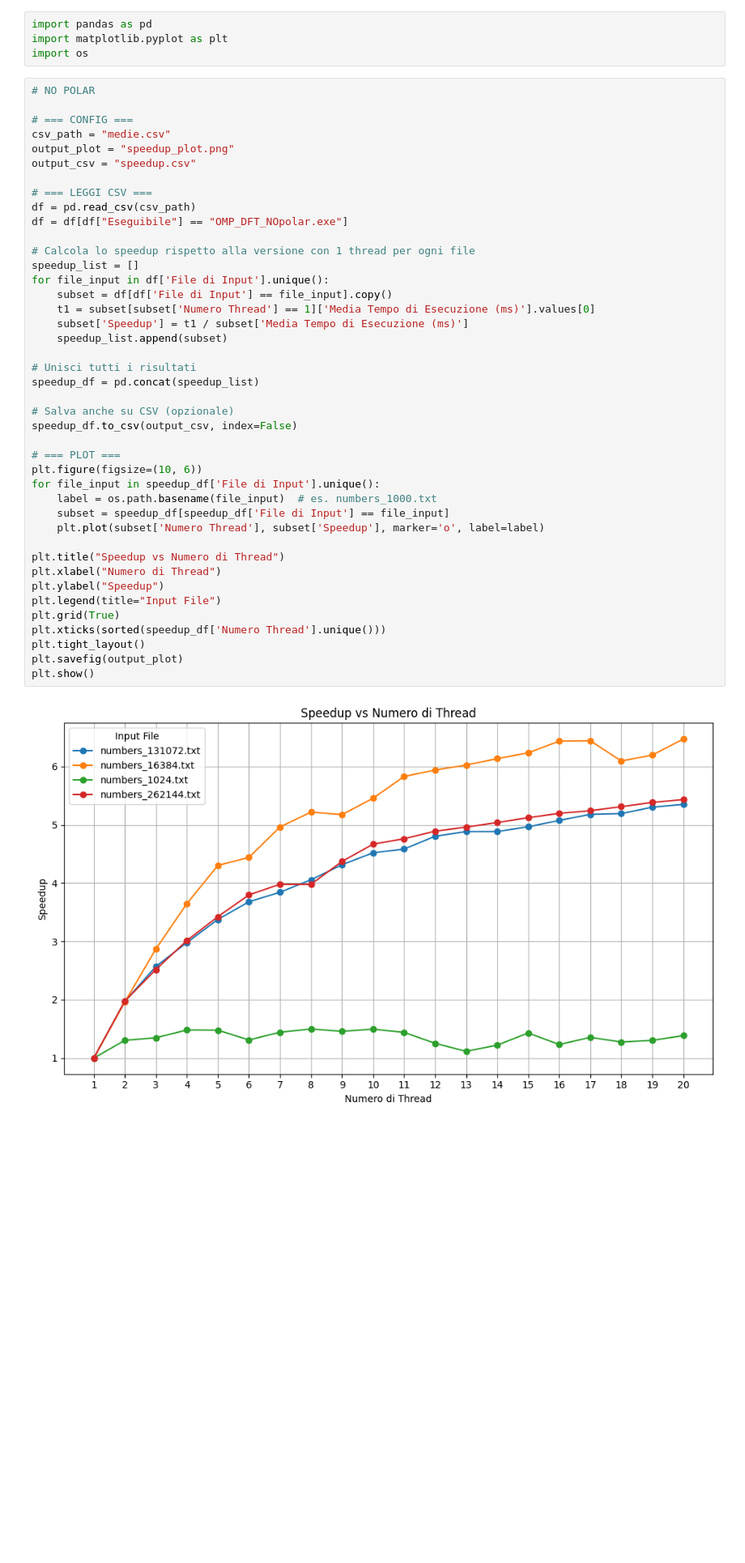
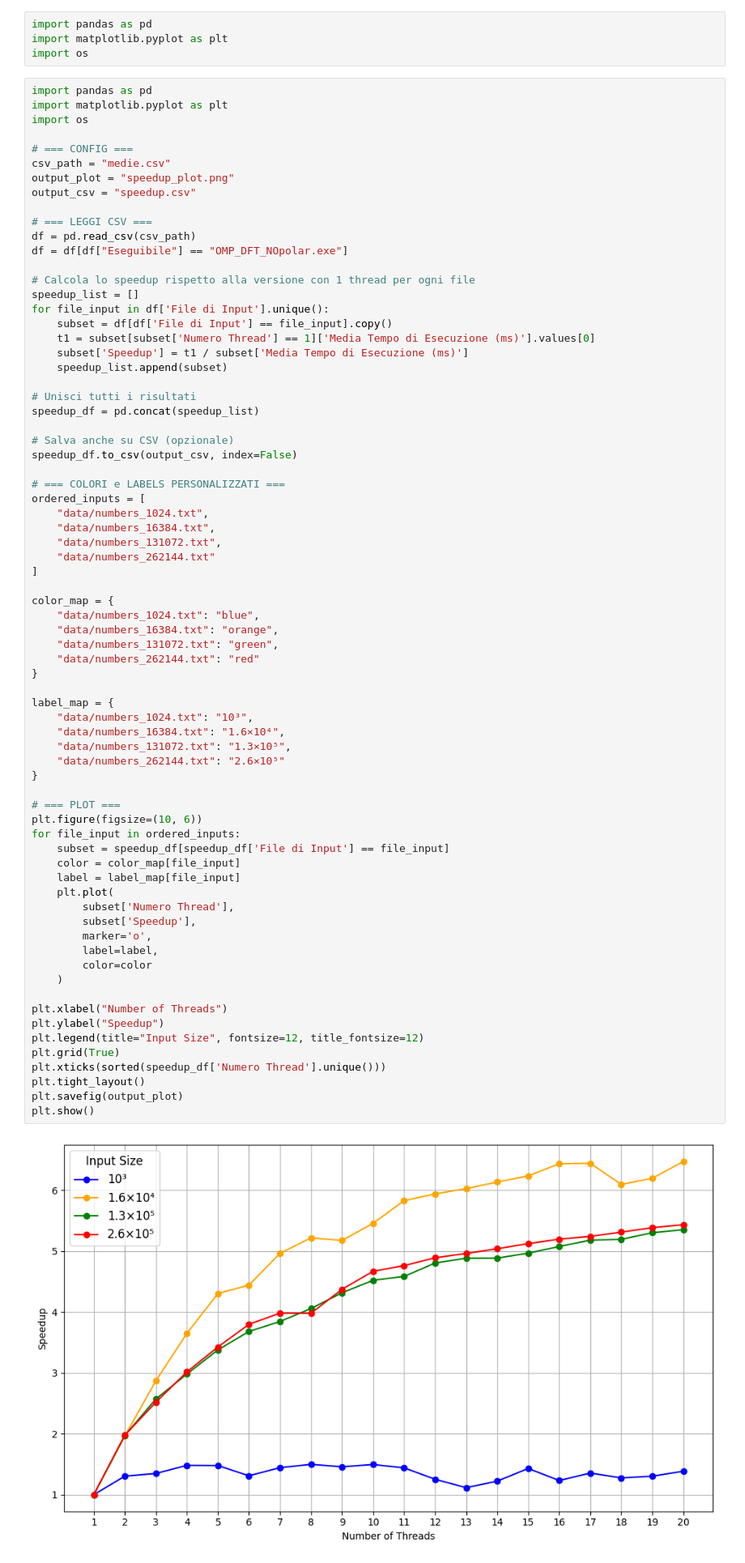
Before and after one commit to noemichem/CA_project, a Jupyter notebook: speedup_graph.ipynb, the cells around one changed output. Shown: that part at 81% size. Saved outputs shown, nothing was run; the diff lists cells and outputs as text; blank space fills up the shorter version.

Commit message:
speedup graph cpu vecchi

```diff
--- a/speedup_graph.ipynb
+++ b/speedup_graph.ipynb
@@ -3,7 +3,9 @@ import pandas as pd
 import matplotlib.pyplot as plt
 import os
 # %%
-# NO POLAR
+import pandas as pd
+import matplotlib.pyplot as plt
+import os
 
 # === CONFIG ===
 csv_path = "medie.csv"
@@ -12,38 +14,66 @@ output_csv = "speedup.csv"
 
 # === LEGGI CSV ===
 df = pd.read_csv(csv_path)
 df = df[df["Eseguibile"] == "OMP_DFT_NOpolar.exe"]
 
 # Calcola lo speedup rispetto alla versione con 1 thread per ogni file
 speedup_list = []
 for file_input in df['File di Input'].unique():
     subset = df[df['File di Input'] == file_input].copy()
     t1 = subset[subset['Numero Thread'] == 1]['Media Tempo di Esecuzione (ms)'].values[0]
     subset['Speedup'] = t1 / subset['Media Tempo di Esecuzione (ms)']
     speedup_list.append(subset)
 
 # Unisci tutti i risultati
 speedup_df = pd.concat(speedup_list)
 
 # Salva anche su CSV (opzionale)
 speedup_df.to_csv(output_csv, index=False)
 
+# === COLORI e LABELS PERSONALIZZATI ===
+ordered_inputs = [
+    "data/numbers_1024.txt",
+    "data/numbers_16384.txt",
+    "data/numbers_131072.txt",
+    "data/numbers_262144.txt"
+]
+
+color_map = {
+    "data/numbers_1024.txt": "blue",
+    "data/numbers_16384.txt": "orange",
+    "data/numbers_131072.txt": "green",
+    "data/numbers_262144.txt": "red"
+}
+
+label_map = {
+    "data/numbers_1024.txt": "10³",
+    "data/numbers_16384.txt": "1.6×10⁴",
+    "data/numbers_131072.txt": "1.3×10⁵",
+    "data/numbers_262144.txt": "2.6×10⁵"
+}
+
 # === PLOT ===
 plt.figure(figsize=(10, 6))
-for file_input in speedup_df['File di Input'].unique():
-    label = os.path.basename(file_input)  # es. numbers_1000.txt
+for file_input in ordered_inputs:
     subset = speedup_df[speedup_df['File di Input'] == file_input]
-    plt.plot(subset['Numero Thread'], subset['Speedup'], marker='o', label=label)
+    color = color_map[file_input]
+    label = label_map[file_input]
+    plt.plot(
+        subset['Numero Thread'],
+        subset['Speedup'],
+        marker='o',
+        label=label,
+        color=color
+    )
 
-plt.title("Speedup vs Numero di Thread")
-plt.xlabel("Numero di Thread")
+plt.xlabel("Number of Threads")
 plt.ylabel("Speedup")
-plt.legend(title="Input File")
+plt.legend(title="Input Size", fontsize=12, title_fontsize=12)
 plt.grid(True)
 plt.xticks(sorted(speedup_df['Numero Thread'].unique()))
 plt.tight_layout()
 plt.savefig(output_plot)
 plt.show()
 # %% [output]
-[figure, old version]
+[figure, new version]
 # %%
```
Also changed, not shown: parts of 2 cells of this notebook, 2 other files.
